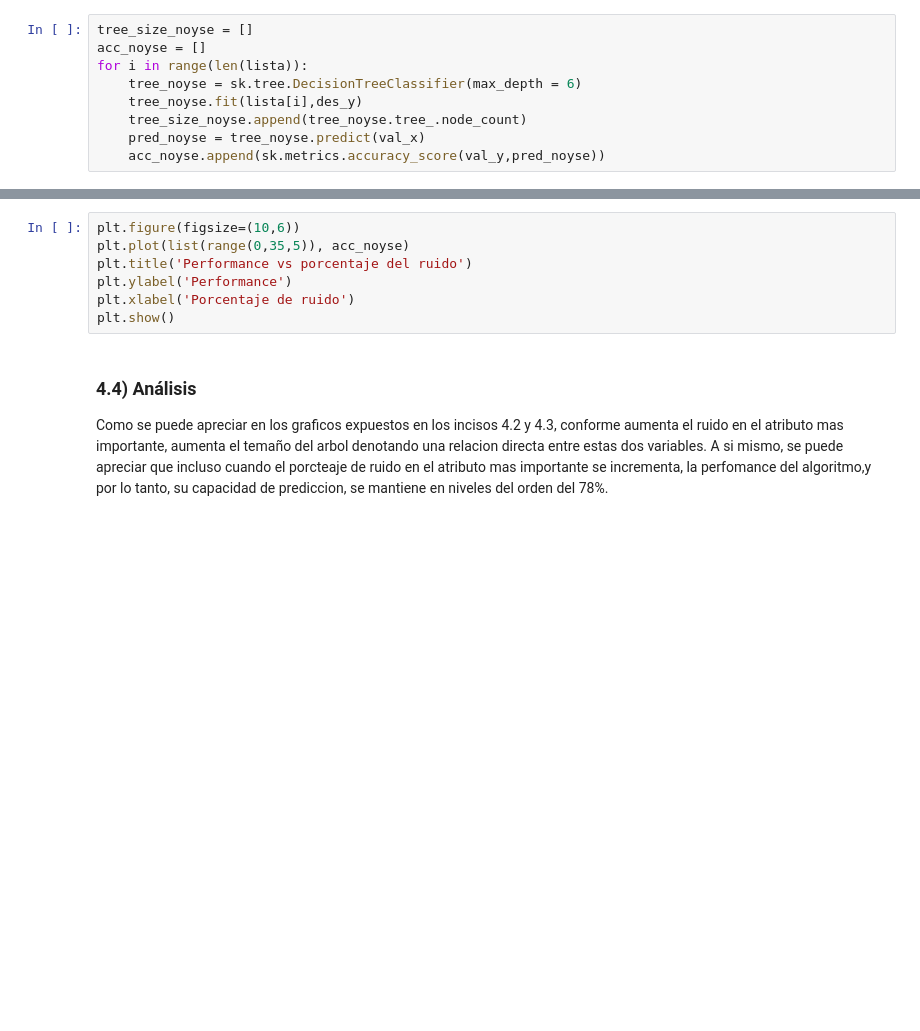
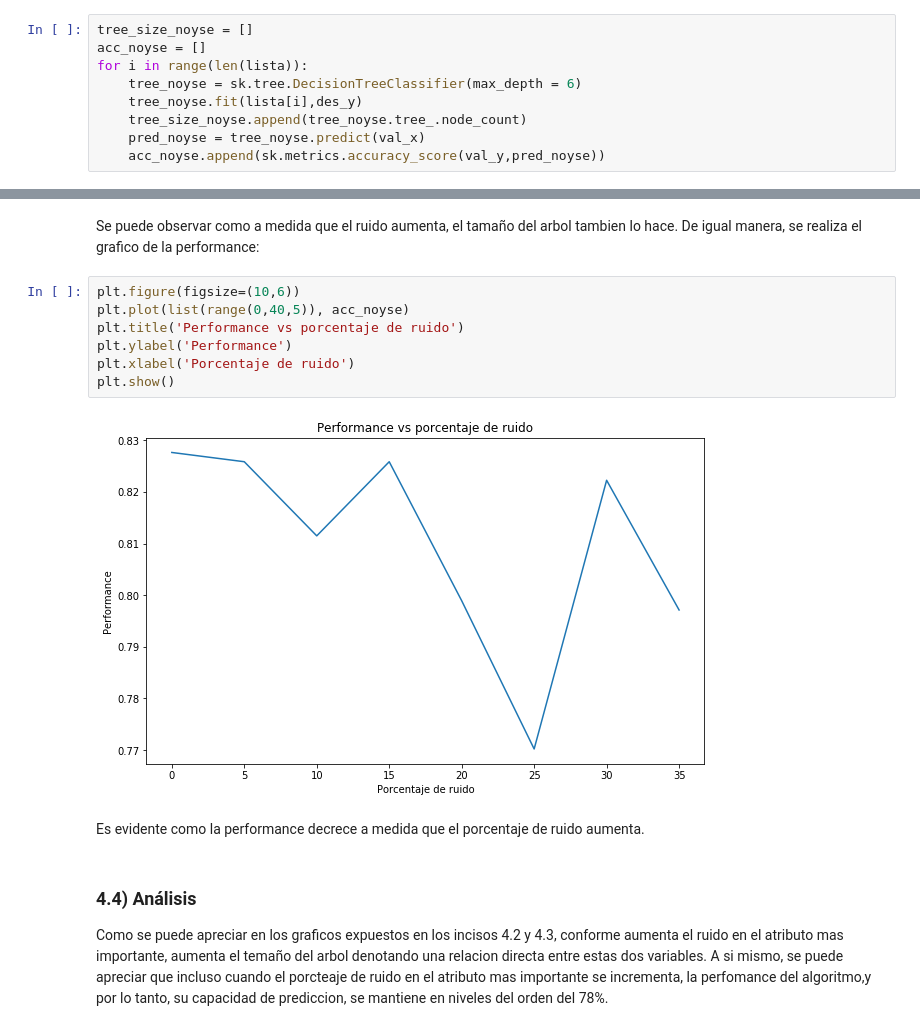
Before and after one commit to jjiguaran/Arboles-de-decison-para-los-prestamos-immobiliarios-en-Nueva-York, a Jupyter notebook: Housingv2_final.ipynb, the cells around one changed output, grey strips where cells are left out. Saved outputs shown, nothing was run; the diff lists cells and outputs as text; blank space fills up the shorter version.

```diff
--- a/Housingv2_final.ipynb
+++ b/Housingv2_final.ipynb
@@ -397,10 +393,16 @@ plt.show()
+# %% [markdown]
+Se puede observar como a medida que el ruido aumenta, el tamaño del arbol tambien lo hace. De igual manera, se realiza el grafico de la performance:
 # %%
 plt.figure(figsize=(10,6))
-plt.plot(list(range(0,35,5)), acc_noyse)
-plt.title('Performance vs porcentaje del ruido')
+plt.plot(list(range(0,40,5)), acc_noyse)
+plt.title('Performance vs porcentaje de ruido')
 plt.ylabel('Performance')
 plt.xlabel('Porcentaje de ruido')
 plt.show()
+# %% [output]
+[figure, added]
+# %% [markdown]
+Es evidente como la performance decrece a medida que el porcentaje de ruido aumenta.
 # %% [markdown]
 ### 4.4) Análisis
 Como se puede apreciar en los graficos expuestos en los incisos 4.2 y 4.3, conforme aumenta el ruido en el atributo mas importante, aumenta el temaño del arbol denotando una relacion directa entre estas dos variables. A si mismo, se puede apreciar que incluso cuando el porcteaje de ruido en el atributo mas importante se incrementa, la perfomance del algoritmo,y por lo tanto, su capacidad de prediccion, se mantiene en niveles del orden del 78%.
```
Also changed, not shown: parts of 13 cells of this notebook.
